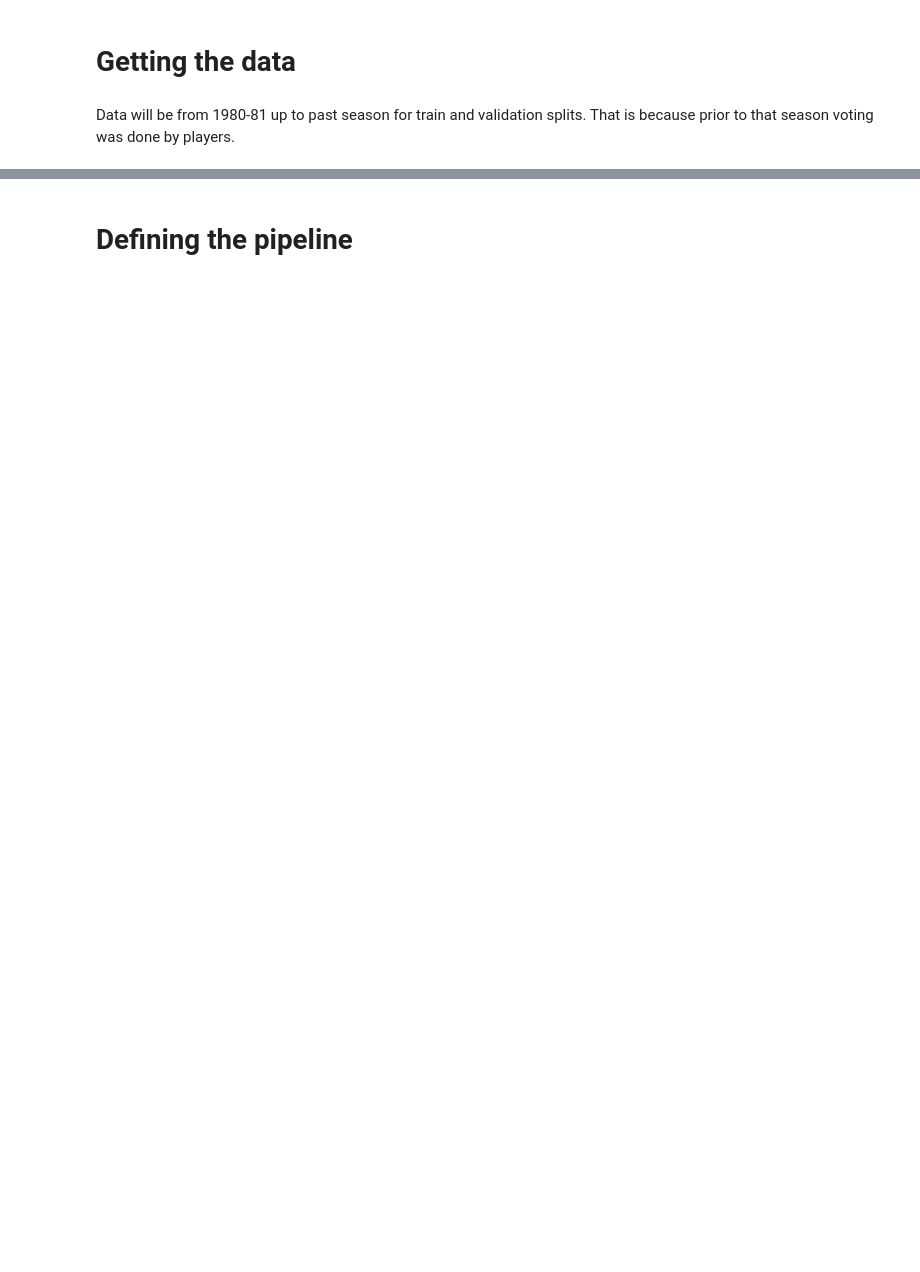
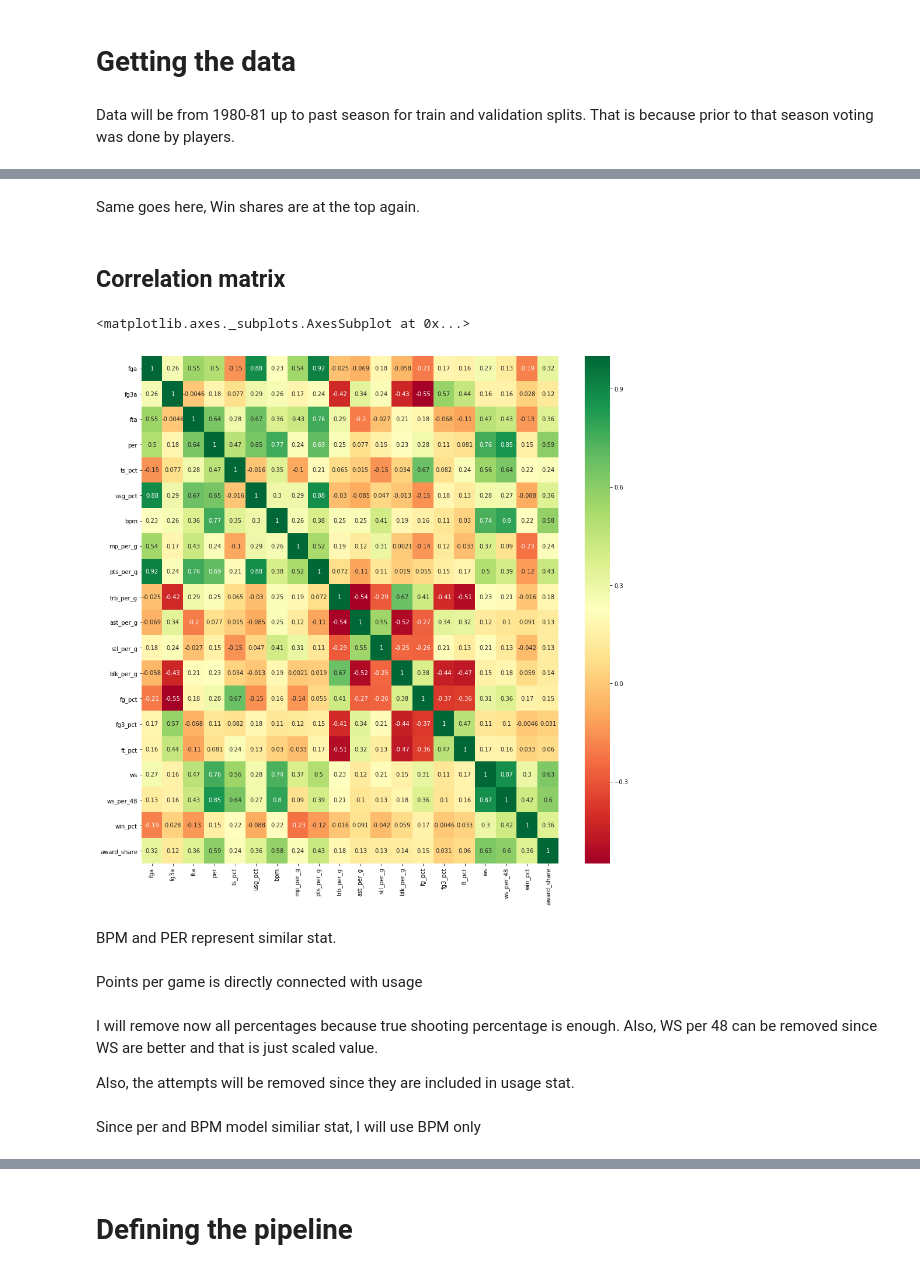
Before and after one commit to danchyy/Basketball_Analytics, a Jupyter notebook: Scripts/2018_19_season/mvp_predictions/Predicting MVP.ipynb, the cells around one changed output, grey strips where cells are left out. Saved outputs shown, nothing was run; the diff lists cells and outputs as text; code cells hidden in the pictures; blank space fills up the shorter version.

```diff
--- a/Scripts/2018_19_season/mvp_predictions/Predicting MVP.ipynb
+++ b/Scripts/2018_19_season/mvp_predictions/Predicting MVP.ipynb
@@ -115,2 +142,2 @@ Current season: 2018
 # %%
-data_frame = pd.read_csv("../../../Data/mvp_data/mvp_votings.csv")
+data_frame = pd.read_csv("mvp_votings.csv")
@@ -116,0 +150,5 @@ data_frame = pd.read_csv("../../../Data/mvp_data/mvp_votings.csv")
+# %%
+orig_features = ['fga', 'fg3a', 'fta', 'per', 'ts_pct', 'usg_pct', 'bpm',
+       'mp_per_g', 'pts_per_g', 'trb_per_g', 'ast_per_g',
+       'stl_per_g', 'blk_per_g', 'fg_pct', 'fg3_pct', 'ft_pct', 'ws',
+       'ws_per_48', 'win_pct']
@@ -116,0 +230,6 @@ data_frame = pd.read_csv("../../../Data/mvp_data/mvp_votings.csv")
+# %% [markdown]
+Same goes here, Win shares are at the top again.
+# %% [markdown]
+## Correlation matrix
+# %%
+data = data_frame[orig_features + ["award_share"]]
@@ -116,0 +238,19 @@ data_frame = pd.read_csv("../../../Data/mvp_data/mvp_votings.csv")
+# %%
+fig = plt.figure(figsize=(16, 16))
+
+fig.set_facecolor('white')
+
+sns.heatmap(data.corr(), annot=True, cmap="RdYlGn")
+# %% [output]
+<matplotlib.axes._subplots.AxesSubplot at 0x...>
+[figure, added]
+# %% [markdown]
+BPM and PER represent similar stat.
+# %% [markdown]
+Points per game is directly connected with usage
+# %% [markdown]
+I will remove now all percentages because true shooting percentage is enough. Also, WS per 48 can be removed since WS are better and that is just scaled value.
+
+Also, the attempts will be removed since they are included in usage stat.
+# %% [markdown]
+Since per and BPM model similiar stat, I will use BPM only
```
Also changed, not shown: parts of 148 cells of this notebook, 6 other files.
